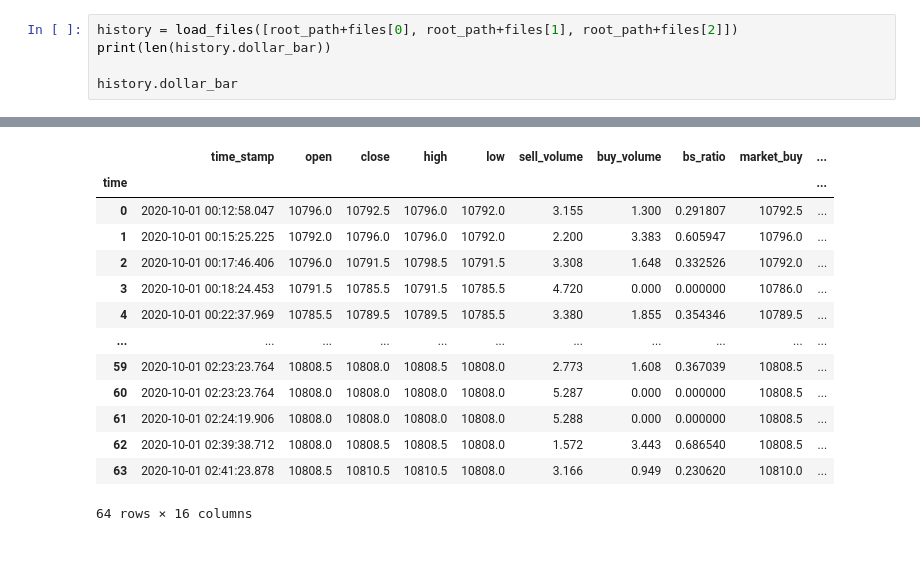
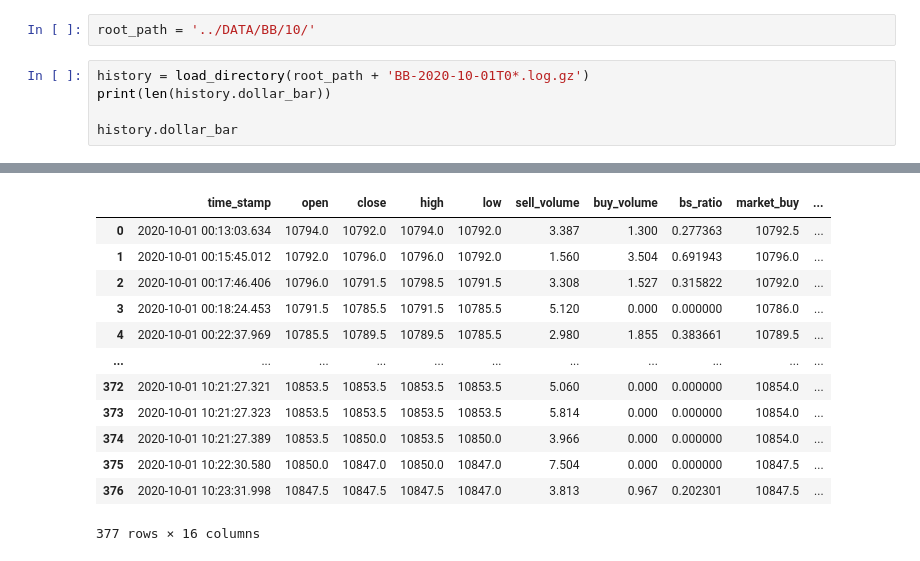
Before and after one commit to yasstake/ftxmmf, a Jupyter notebook: notebook/analysis.ipynb, the cells around one changed output, grey strips where cells are left out. Drawn from its saved outputs; the diff is of its cells as text.

```diff
--- a/notebook/analysis.ipynb
+++ b/notebook/analysis.ipynb
@@ -22,5 +7,7 @@ files = ('BB-2020-10-01T00-09-41.084127Z.log.gz',
+# %%
+root_path = '../DATA/BB/10/'
 # %%
-history = load_files([root_path+files[0], root_path+files[1], root_path+files[2]])
+history = load_directory(root_path + 'BB-2020-10-01T0*.log.gz')
 print(len(history.dollar_bar))
 
 history.dollar_bar
@@ -32,17 +32,16 @@ chop too short 2020-10-01 02:41:23.878000 2020-10-01 02:53:23.878000
 |  | time_stamp | open | close | high | low | sell_volume | buy_volume | bs_ratio | market_buy | ... |
-| time |  |  |  |  |  |  |  |  |  | ... |
-| 0 | 2020-10-01 00:12:58.047 | 10796.0 | 10792.5 | 10796.0 | 10792.0 | 3.155 | 1.300 | 0.291807 | 10792.5 | ... |
-| 1 | 2020-10-01 00:15:25.225 | 10792.0 | 10796.0 | 10796.0 | 10792.0 | 2.200 | 3.383 | 0.605947 | 10796.0 | ... |
-| 2 | 2020-10-01 00:17:46.406 | 10796.0 | 10791.5 | 10798.5 | 10791.5 | 3.308 | 1.648 | 0.332526 | 10792.0 | ... |
-| 3 | 2020-10-01 00:18:24.453 | 10791.5 | 10785.5 | 10791.5 | 10785.5 | 4.720 | 0.000 | 0.000000 | 10786.0 | ... |
-| 4 | 2020-10-01 00:22:37.969 | 10785.5 | 10789.5 | 10789.5 | 10785.5 | 3.380 | 1.855 | 0.354346 | 10789.5 | ... |
+| 0 | 2020-10-01 00:13:03.634 | 10794.0 | 10792.0 | 10794.0 | 10792.0 | 3.387 | 1.300 | 0.277363 | 10792.5 | ... |
+| 1 | 2020-10-01 00:15:45.012 | 10792.0 | 10796.0 | 10796.0 | 10792.0 | 1.560 | 3.504 | 0.691943 | 10796.0 | ... |
+| 2 | 2020-10-01 00:17:46.406 | 10796.0 | 10791.5 | 10798.5 | 10791.5 | 3.308 | 1.527 | 0.315822 | 10792.0 | ... |
+| 3 | 2020-10-01 00:18:24.453 | 10791.5 | 10785.5 | 10791.5 | 10785.5 | 5.120 | 0.000 | 0.000000 | 10786.0 | ... |
+| 4 | 2020-10-01 00:22:37.969 | 10785.5 | 10789.5 | 10789.5 | 10785.5 | 2.980 | 1.855 | 0.383661 | 10789.5 | ... |
 | ... | ... | ... | ... | ... | ... | ... | ... | ... | ... | ... |
-| 59 | 2020-10-01 02:23:23.764 | 10808.5 | 10808.0 | 10808.5 | 10808.0 | 2.773 | 1.608 | 0.367039 | 10808.5 | ... |
-| 60 | 2020-10-01 02:23:23.764 | 10808.0 | 10808.0 | 10808.0 | 10808.0 | 5.287 | 0.000 | 0.000000 | 10808.5 | ... |
-| 61 | 2020-10-01 02:24:19.906 | 10808.0 | 10808.0 | 10808.0 | 10808.0 | 5.288 | 0.000 | 0.000000 | 10808.5 | ... |
-| 62 | 2020-10-01 02:39:38.712 | 10808.0 | 10808.5 | 10808.5 | 10808.0 | 1.572 | 3.443 | 0.686540 | 10808.5 | ... |
-| 63 | 2020-10-01 02:41:23.878 | 10808.5 | 10810.5 | 10810.5 | 10808.0 | 3.166 | 0.949 | 0.230620 | 10810.0 | ... |
+| 372 | 2020-10-01 10:21:27.321 | 10853.5 | 10853.5 | 10853.5 | 10853.5 | 5.060 | 0.000 | 0.000000 | 10854.0 | ... |
+| 373 | 2020-10-01 10:21:27.323 | 10853.5 | 10853.5 | 10853.5 | 10853.5 | 5.814 | 0.000 | 0.000000 | 10854.0 | ... |
+| 374 | 2020-10-01 10:21:27.389 | 10853.5 | 10850.0 | 10853.5 | 10850.0 | 3.966 | 0.000 | 0.000000 | 10854.0 | ... |
+| 375 | 2020-10-01 10:22:30.580 | 10850.0 | 10847.0 | 10850.0 | 10847.0 | 7.504 | 0.000 | 0.000000 | 10847.5 | ... |
+| 376 | 2020-10-01 10:23:31.998 | 10847.5 | 10847.5 | 10847.5 | 10847.0 | 3.813 | 0.967 | 0.202301 | 10847.5 | ... |
-64 rows × 16 columns
+377 rows × 16 columns
 # %%
 df = history.dollar_bar
 plt.scatter(df['bs_ratio'], df['q_market_buy'])
```
Also changed, not shown: parts of 10 cells of this notebook, 2 other files.
